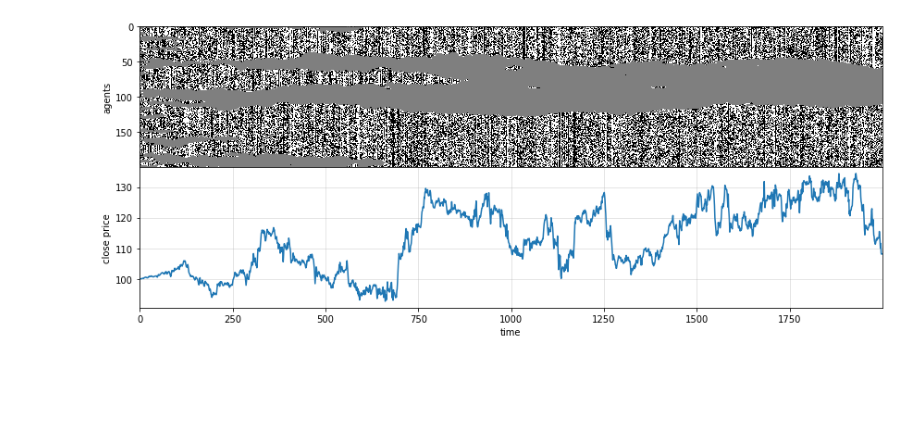
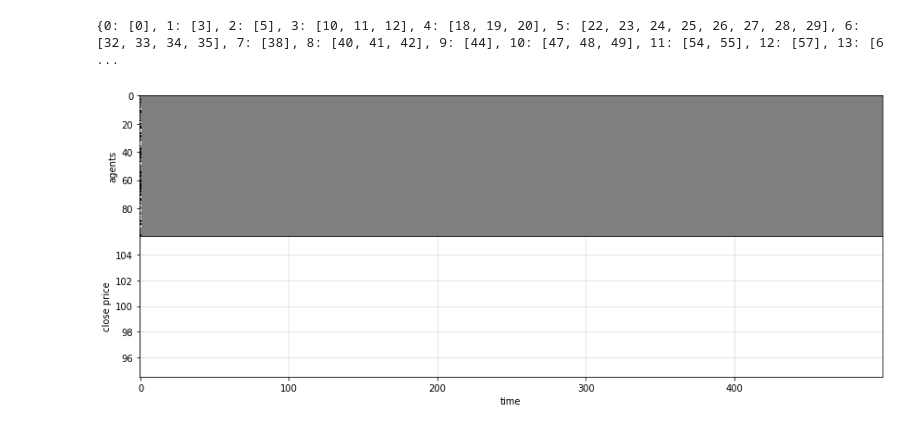
Before and after one commit to charelF/ComplexSystems, a Jupyter notebook: code/charel/bartolozzi2004.ipynb, the cells around one changed output. Saved outputs shown, nothing was run; the diff lists cells and outputs as text; code cells hidden in the pictures; blank space fills up the shorter version.

```diff
--- a/code/charel/bartolozzi2004.ipynb
+++ b/code/charel/bartolozzi2004.ipynb
@@ -63,8 +68,8 @@ ph = 0.1 # vary
 
 pa = 0.5
 
-N0 = 2000
-N1 = 200
+N0 = 500
+N1 = 100
 
 A = 2
 a = 0.1
@@ -77,6 +82,8 @@ x = np.empty(N0)
 
 for t in range(N0):
     Ncl, Nk, k2coord, coord2k = cluster_info(G[t])
+    print(k2coord, coord2k)
+    break
     xi = np.random.uniform(-1, 1, size=Ncl)  # unique xi for each cluster k
     # print(Ncl, Nk, k2coord, coord2k, xi)
 
@@ -130,31 +137,32 @@ for t in range(N0):
         # nontrader enters market
         if G[t,i] == 0:
             if random.random() < pe:
                 G[t+1,i] = random.choice([-1,1])
 
 fig, (ax1, ax2) = plt.subplots(
     ncols=1, nrows=2, figsize=(12,5), sharex=True, gridspec_kw = {'wspace':0, 'hspace':0}
 )
 ax1.imshow(G.T, cmap="binary", interpolation="None", aspect="auto")
 # plt.colorbar()
 
 r = (x - np.mean(x)) / np.std(x)
 s = 100
 S = np.zeros_like(x)
 S[0] = s
 for i in range(1,N0):
     # S[i] = S[i-1] + (S[i-1] * r[i])
     S[i] = S[i-1] + (S[i-1] * r[i]/100) + 0.01
 
 ax2.plot(S)
 ax2.grid(alpha=0.4)
 
 ax2.set_xlabel("time")
 # ax2.set_ylabel("standardised log returns")
 ax2.set_ylabel("close price")
 ax1.set_ylabel("agents")
 
 plt.tight_layout()
 plt.show()
 # %% [output]
+{0: [0], 1: [3], 2: [5], 3: [10, 11, 12], 4: [18, 19, 20], 5: [22, 23, 24, 25, 26, 27, 28, 29], 6: [32, 33, 34, 35], 7: [38], 8: [40, 41, 42], 9: [44], 10: [47, 48, 49], 11: [54, 55], 12: [57], 13: [6 ...
-[figure, old version]
+[figure, new version]
```
Also changed, not shown: parts of 3 cells of this notebook, 1 other file.
